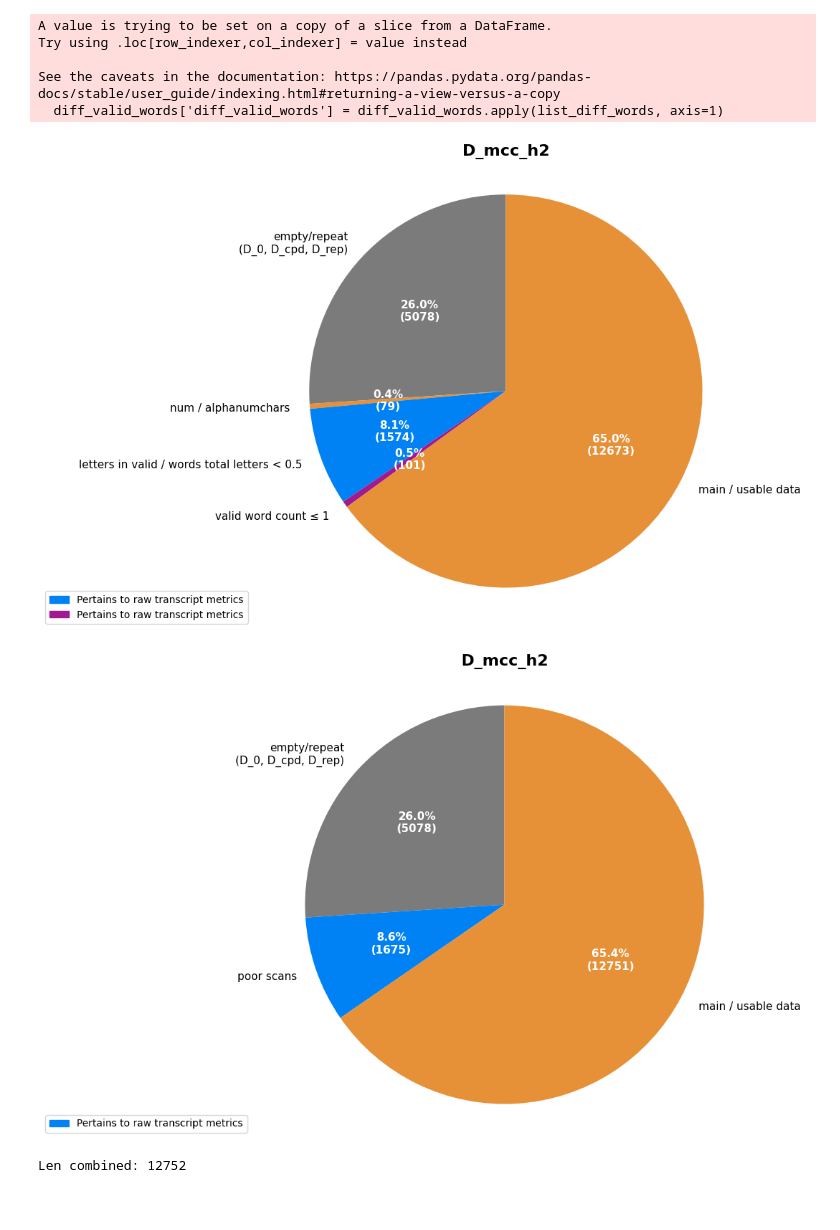
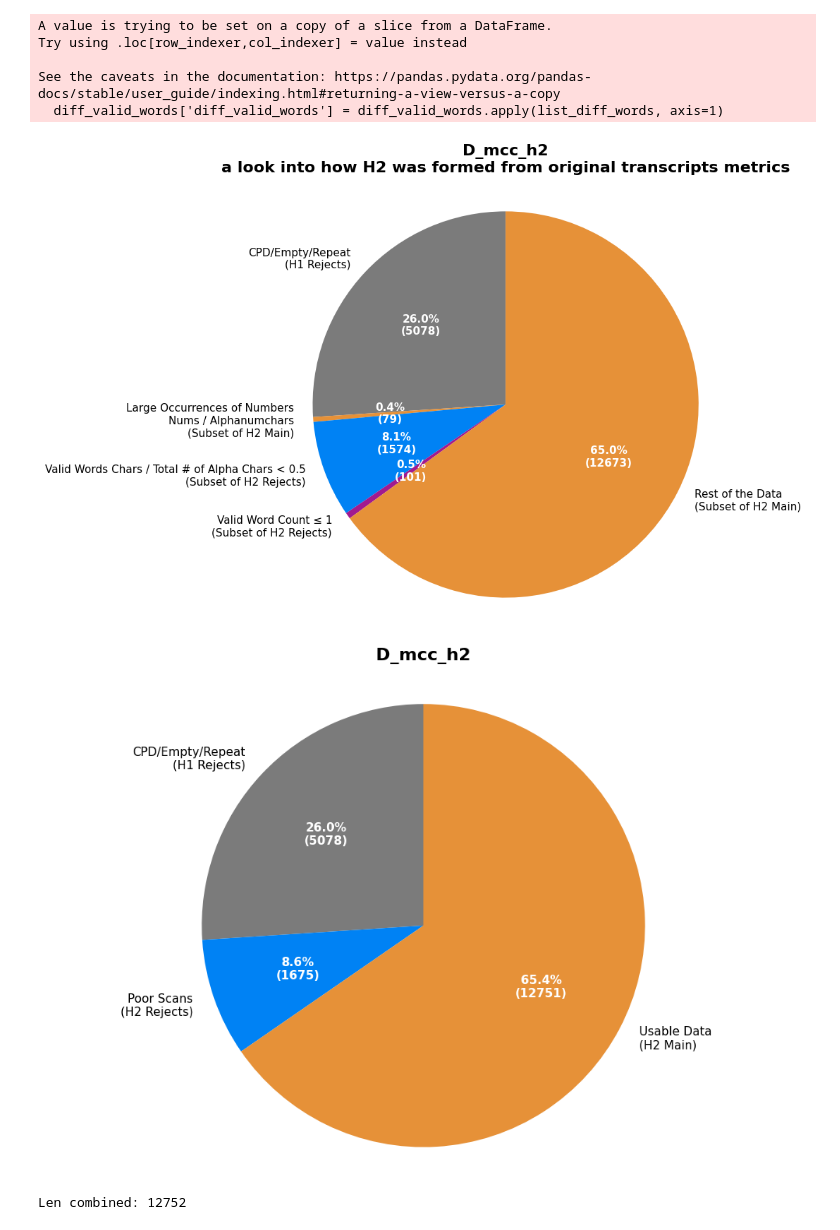
Before and after one commit to UofSCLibraries-DRS/AspireAI_LLM_Project, a Jupyter notebook: data_handling/new_metrics.ipynb, the cells around one changed output. Saved outputs shown, nothing was run; the diff lists cells and outputs as text; code cells hidden in the pictures; blank space fills up the shorter version.

```diff
--- a/data_handling/new_metrics.ipynb
+++ b/data_handling/new_metrics.ipynb
@@ -517,13 +570,14 @@ import matplotlib.patches as mpatches
 
 # Counts
 round_one_iso = 5078 # gray
-num_sep_r = num_sep_count
+# num_sep_r = num_sep_count
+num_sep_r = 79
 r2_part_1 = len(r1)
 r2_part_2 = len(r2)
 rest = len(valid) # orange
 
 # data
-categories = ['empty/repeat\n(D_0, D_cpd, D_rep)', 'num / alphanumchars', 'letters in valid / words total letters < 0.5', 'valid word count ≤ 1', 'main / usable data']
+categories = ['CPD/Empty/Repeat\n(H1 Rejects)', 'Large Occurrences of Numbers\nNums / Alphanumchars\n(Subset of H2 Main)', 'Valid Words Chars / Total # of Alpha Chars < 0.5\n(Subset of H2 Rejects)', 'Valid Word Count ≤ 1\n(Subset of H2 Rejects)', 'Rest of the Data\n(Subset of H2 Main)']
 values = [round_one_iso, num_sep_r, r2_part_1, r2_part_2, rest]
 
 # Create pie chart
@@ -545,17 +599,14 @@ for autotext in autotexts:
     autotext.set_fontweight('bold')
 
 # Add title
-plt.title('D_mcc_h2', fontsize=16, fontweight='bold', pad=20)
+plt.title('D_mcc_h2\na look into how H2 was formed from original transcripts metrics', fontsize=16, fontweight='bold', pad=20)
 
 # Equal aspect ratio ensures circular pie
 ax.axis('equal')
 
-p1 = mpatches.Patch(color="#0082f4", label='Pertains to raw transcript metrics')
-p2 = mpatches.Patch(color="#a11a8f", label='Pertains to raw transcript metrics')
-plt.legend(handles=[p1, p2], loc='center right', bbox_to_anchor=(-0.05, 0))
 plt.tight_layout()
 # %% [output]
-[figure, old version]
+[figure, new version]
 # %%
 # Counts
 round_one_iso = 5078 # gray
@@ -565,38 +616,38 @@ r2_part_2 = len(r2)
 rest = len(valid) # orange
 
 # data
-categories = ['empty/repeat\n(D_0, D_cpd, D_rep)', 'poor scans', 'main / usable data']
+categories = ['CPD/Empty/Repeat\n(H1 Rejects)', 'Poor Scans\n(H2 Rejects)', 'Usable Data\n(H2 Main)']
 values = [round_one_iso, r2_part_1 + r2_part_2, rest+num_sep_r]
 
 # Create pie chart
 fig, ax = plt.subplots(figsize=(10, 7))
 
 # Create the pie chart with customizations
 wedges, texts, autotexts = ax.pie(
     values,
     labels=categories,
     autopct=lambda pct: f'{pct:.1f}%\n({int(pct/100.*sum(values))})',  # Show percentages and counts
     startangle=90,       # Start from top
     colors=["#7b7b7b", "#0082f4", '#e69138'],
     textprops={'fontsize': 11}
 )
 
 # Enhance the percentage text
 for autotext in autotexts:
     autotext.set_color('white')
     autotext.set_fontweight('bold')
 
 # Add title
 plt.title('D_mcc_h2', fontsize=16, fontweight='bold', pad=20)
 
 # Equal aspect ratio ensures circular pie
 ax.axis('equal')
 
-p1 = mpatches.Patch(color="#0082f4", label='Pertains to raw transcript metrics')
-plt.legend(handles=[p1], loc='center right', bbox_to_anchor=(-0.05, 0))
+# p1 = mpatches.Patch(color="#0082f4", label='Pertains to raw transcript metrics')
+# plt.legend(handles=[p1], loc='center right', bbox_to_anchor=(-0.05, 0))
 plt.tight_layout()
 # %% [output]
-[figure, old version]
+[figure, new version]
 # %%
 # combine num_sep and main into one
 combined = pd.concat([valid, num_sep], ignore_index=True)
```
Also changed, not shown: parts of 4 cells of this notebook, 3 other files.
